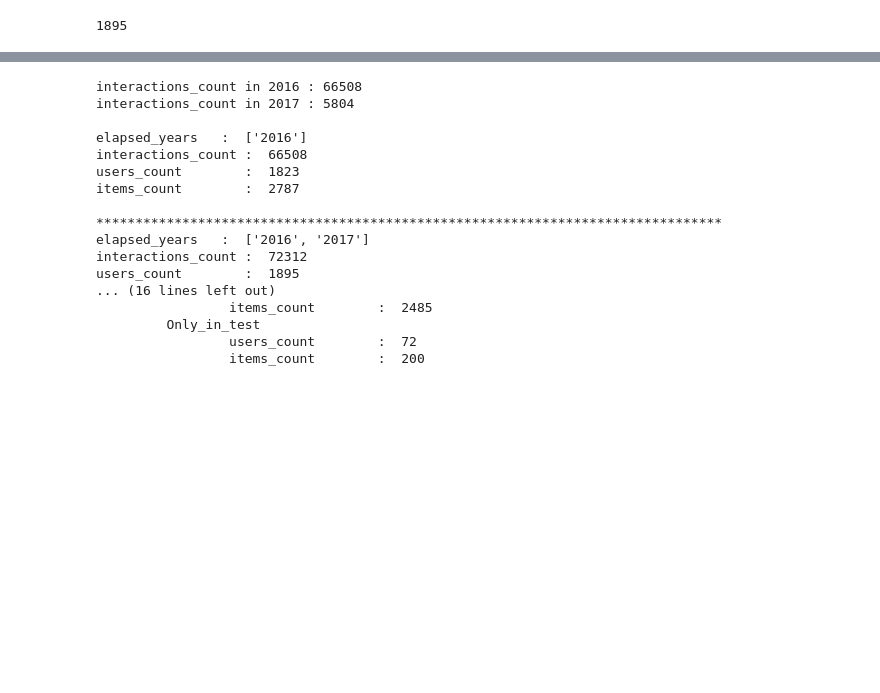
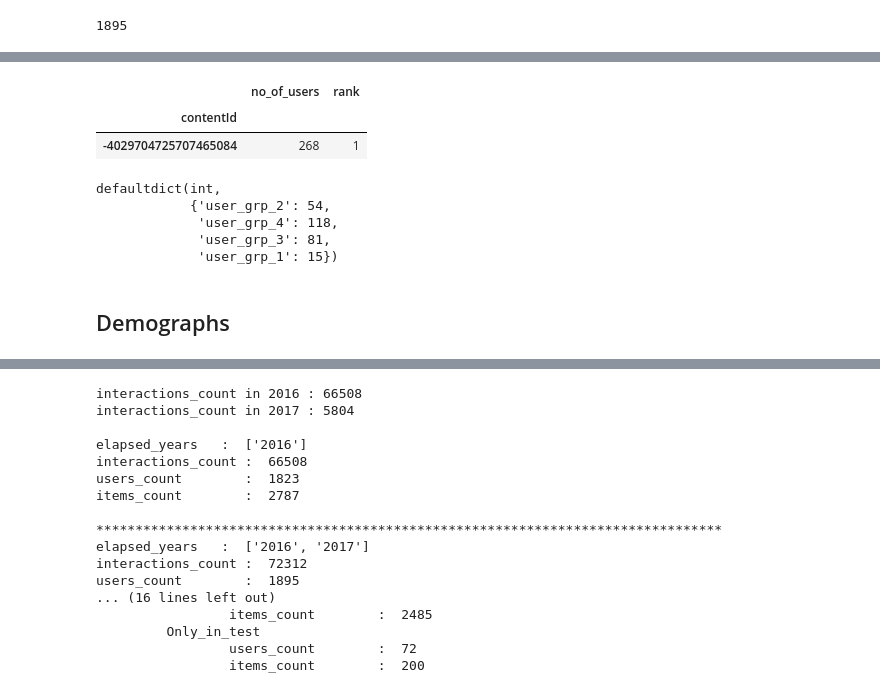
Before and after one commit to raviraju/recommender_system, a Jupyter notebook: binary_recommender/articles_recommender/notebooks/EDA User Interactions.ipynb, the cells around one changed output, grey strips where cells are left out. Saved outputs shown, nothing was run; the diff lists cells and outputs as text; code cells hidden in the pictures; blank space fills up the shorter version.

```diff
--- a/binary_recommender/articles_recommender/notebooks/EDA User Interactions.ipynb
+++ b/binary_recommender/articles_recommender/notebooks/EDA User Interactions.ipynb
@@ -99,0 +531,25 @@ len(interactions_df['personId'].unique())
+# %%
+popularity_items_df[popularity_items_df['rank'] == 1]
+# %% [output]
+|  | no_of_users | rank |
+| contentId |  |  |
+| -4029704725707465084 | 268 | 1 |
+# %%
+temp_users = interactions_df[interactions_df['contentId'] == -4029704725707465084]['personId'].unique()
+user_grp_counts = defaultdict(int)
+for user_id in temp_users:
+    for user_group in user_groups:
+        users = user_group['users']
+        if user_id in users:
+            user_grp_counts[user_group['grp_id']] +=1
+#             if user_group['grp_id'] == 'user_grp_1':
+#                 print(user_id, user_group['usage'])
+user_grp_counts
+# %% [output]
+defaultdict(int,
+            {'user_grp_2': 54,
+             'user_grp_4': 118,
+             'user_grp_3': 81,
+             'user_grp_1': 15})
+# %% [markdown]
+## Demographs
```
Also changed, not shown: parts of 54 cells of this notebook, 2 other files.
